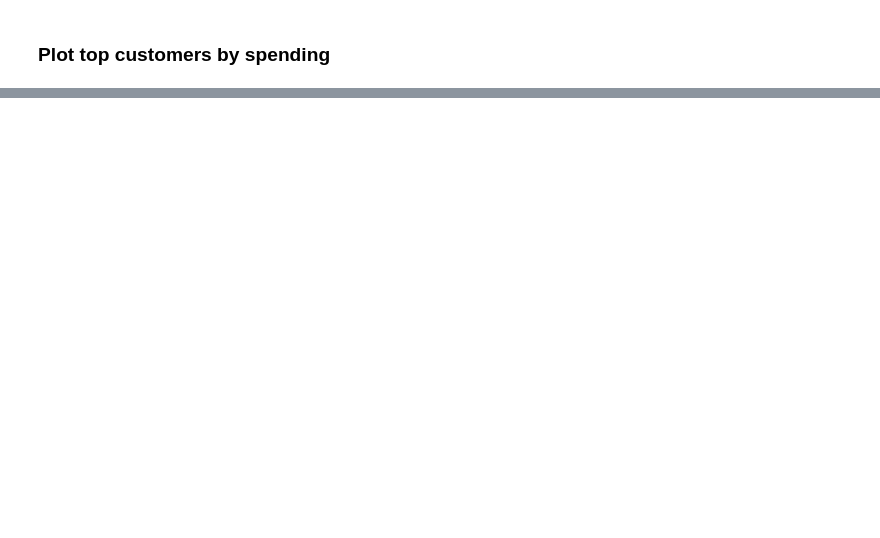
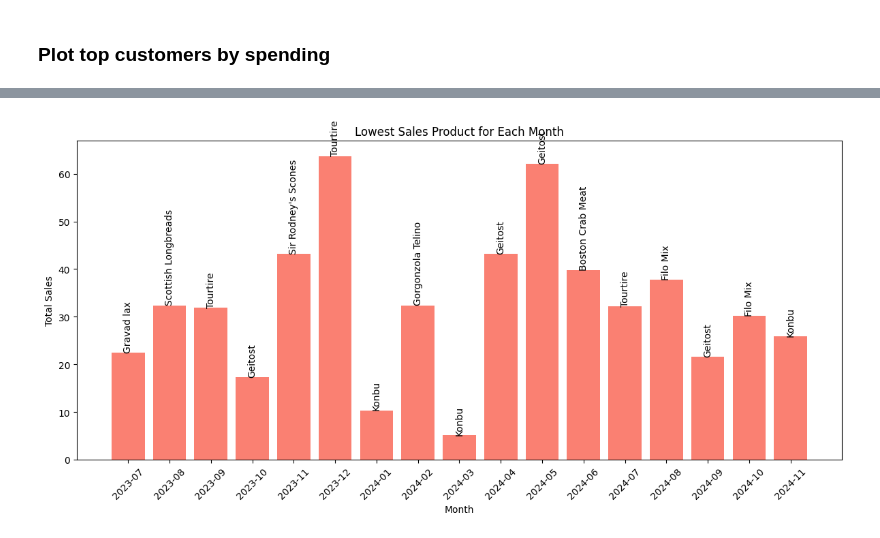
Before and after one commit to aronkidane014/Capstone_2, a Jupyter notebook: CapStone_2-checkpoint.ipynb, the cells around one changed output, grey strips where cells are left out. Cells and saved outputs as stored; diff of their text form; code cells hidden in the pictures; blank space fills up the shorter version.

```diff
--- a/CapStone_2-checkpoint.ipynb
+++ b/CapStone_2-checkpoint.ipynb
@@ -333,0 +461,5 @@ plt.show()
+# %%
+lowest_sales_summary = monthly_product_sales.loc[monthly_product_sales.groupby('Month')['OrderTotal'].idxmin()]
+
+print("Lowest Sales Product for Each Month:")
+print(lowest_sales_summary)
@@ -333,0 +486,16 @@ plt.show()
+# %%
+plt.figure(figsize=(12, 6))
+plt.bar(lowest_sales_summary['Month'].astype(str), lowest_sales_summary['OrderTotal'], color='salmon')
+plt.xticks(rotation=45)
+plt.xlabel('Month')
+plt.ylabel('Total Sales')
+plt.title('Lowest Sales Product for Each Month')
+plt.tight_layout()
+
+# Adding product names as labels on top of each bar
+for i, row in lowest_sales_summary.iterrows():
+    plt.text(row['Month'].strftime('%Y-%m'), row['OrderTotal'], row['ProductName'], ha='center', va='bottom', rotation=90)
+
+plt.show()
+# %% [output]
+[figure, added]
```
Also changed, not shown: parts of 20 cells of this notebook, 2 other files.
